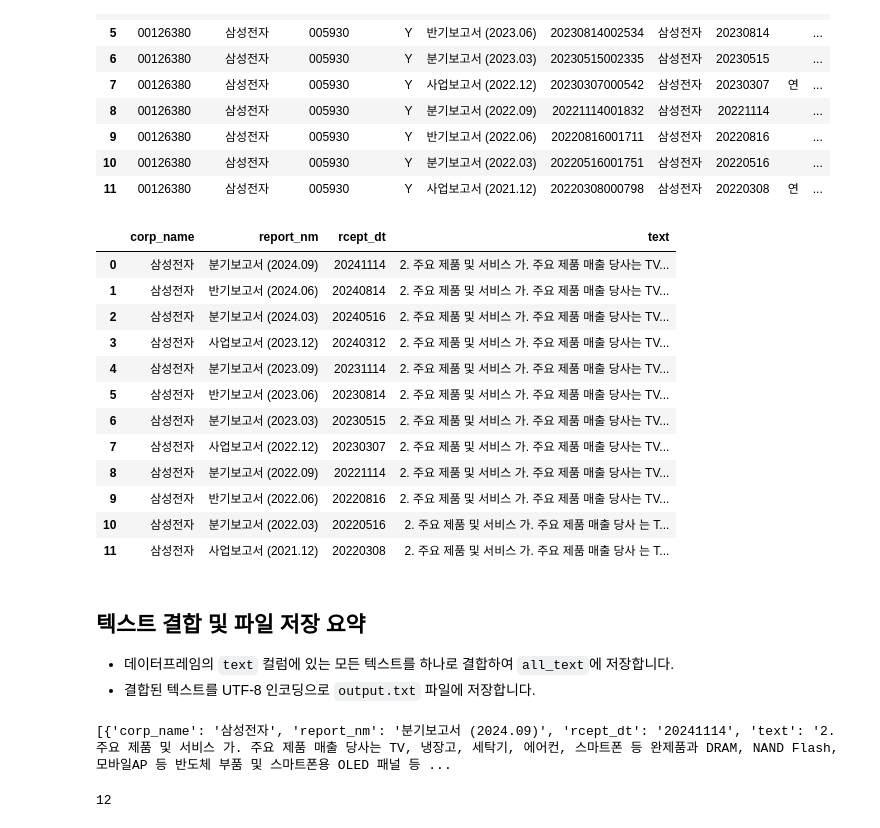
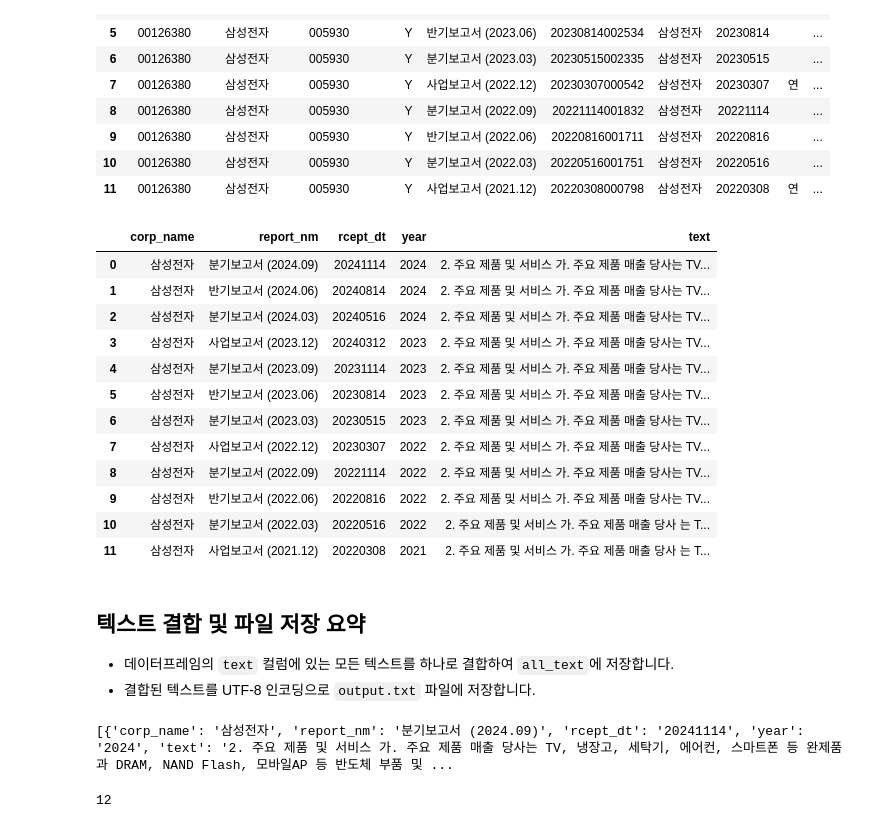
Before and after one commit to kimkyeonghwan-1/RAG_PJT, a Jupyter notebook: AI/data.ipynb, the cells around one changed output. Drawn from its saved outputs; the diff is of its cells as text; code cells hidden in the pictures.

```diff
--- a/AI/data.ipynb
+++ b/AI/data.ipynb
@@ -192,6 +192,9 @@ df[['주요 제품 및 서비스', '주요 계약 및 연구개발활동', '기
 # 모든 내용을 text 컬럼에 저장
 df['text'] = df['주요 제품 및 서비스'] + df['주요 계약 및 연구개발활동'] + df['기타 참고사항']
 
+# year 컬럼 추가
+df['year'] = df['report_nm'].apply(lambda x: x[7:11])
+
 # 정규 표현식을 사용하여 여러 공백을 하나의 공백으로 변환
 def remove_extra_spaces(text):
     if isinstance(text, str):
@@ -220,22 +223,22 @@ df
 | 10 | 00126380 | 삼성전자 | 005930 | Y | 분기보고서 (2022.03) | 20220516001751 | 삼성전자 | 20220516 |  | ... |
 | 11 | 00126380 | 삼성전자 | 005930 | Y | 사업보고서 (2021.12) | 20220308000798 | 삼성전자 | 20220308 | 연 | ... |
 # %%
-df_dart = df[['corp_name', 'report_nm', 'rcept_dt', 'text']]
+df_dart = df[['corp_name', 'report_nm', 'rcept_dt', 'year', 'text']]
 df_dart
 # %% [output]
-|  | corp_name | report_nm | rcept_dt | text |
-| 0 | 삼성전자 | 분기보고서 (2024.09) | 20241114 | 2. 주요 제품 및 서비스 가. 주요 제품 매출 당사는 TV... |
-| 1 | 삼성전자 | 반기보고서 (2024.06) | 20240814 | 2. 주요 제품 및 서비스 가. 주요 제품 매출 당사는 TV... |
-| 2 | 삼성전자 | 분기보고서 (2024.03) | 20240516 | 2. 주요 제품 및 서비스 가. 주요 제품 매출 당사는 TV... |
-| 3 | 삼성전자 | 사업보고서 (2023.12) | 20240312 | 2. 주요 제품 및 서비스 가. 주요 제품 매출 당사는 TV... |
-| 4 | 삼성전자 | 분기보고서 (2023.09) | 20231114 | 2. 주요 제품 및 서비스 가. 주요 제품 매출 당사는 TV... |
-| 5 | 삼성전자 | 반기보고서 (2023.06) | 20230814 | 2. 주요 제품 및 서비스 가. 주요 제품 매출 당사는 TV... |
-| 6 | 삼성전자 | 분기보고서 (2023.03) | 20230515 | 2. 주요 제품 및 서비스 가. 주요 제품 매출 당사는 TV... |
-| 7 | 삼성전자 | 사업보고서 (2022.12) | 20230307 | 2. 주요 제품 및 서비스 가. 주요 제품 매출 당사는 TV... |
-| 8 | 삼성전자 | 분기보고서 (2022.09) | 20221114 | 2. 주요 제품 및 서비스 가. 주요 제품 매출 당사는 TV... |
-| 9 | 삼성전자 | 반기보고서 (2022.06) | 20220816 | 2. 주요 제품 및 서비스 가. 주요 제품 매출 당사는 TV... |
-| 10 | 삼성전자 | 분기보고서 (2022.03) | 20220516 | 2. 주요 제품 및 서비스 가. 주요 제품 매출 당사 는 T... |
-| 11 | 삼성전자 | 사업보고서 (2021.12) | 20220308 | 2. 주요 제품 및 서비스 가. 주요 제품 매출 당사 는 T... |
+|  | corp_name | report_nm | rcept_dt | year | text |
+| 0 | 삼성전자 | 분기보고서 (2024.09) | 20241114 | 2024 | 2. 주요 제품 및 서비스 가. 주요 제품 매출 당사는 TV... |
+| 1 | 삼성전자 | 반기보고서 (2024.06) | 20240814 | 2024 | 2. 주요 제품 및 서비스 가. 주요 제품 매출 당사는 TV... |
+| 2 | 삼성전자 | 분기보고서 (2024.03) | 20240516 | 2024 | 2. 주요 제품 및 서비스 가. 주요 제품 매출 당사는 TV... |
+| 3 | 삼성전자 | 사업보고서 (2023.12) | 20240312 | 2023 | 2. 주요 제품 및 서비스 가. 주요 제품 매출 당사는 TV... |
+| 4 | 삼성전자 | 분기보고서 (2023.09) | 20231114 | 2023 | 2. 주요 제품 및 서비스 가. 주요 제품 매출 당사는 TV... |
+| 5 | 삼성전자 | 반기보고서 (2023.06) | 20230814 | 2023 | 2. 주요 제품 및 서비스 가. 주요 제품 매출 당사는 TV... |
+| 6 | 삼성전자 | 분기보고서 (2023.03) | 20230515 | 2023 | 2. 주요 제품 및 서비스 가. 주요 제품 매출 당사는 TV... |
+| 7 | 삼성전자 | 사업보고서 (2022.12) | 20230307 | 2022 | 2. 주요 제품 및 서비스 가. 주요 제품 매출 당사는 TV... |
+| 8 | 삼성전자 | 분기보고서 (2022.09) | 20221114 | 2022 | 2. 주요 제품 및 서비스 가. 주요 제품 매출 당사는 TV... |
+| 9 | 삼성전자 | 반기보고서 (2022.06) | 20220816 | 2022 | 2. 주요 제품 및 서비스 가. 주요 제품 매출 당사는 TV... |
+| 10 | 삼성전자 | 분기보고서 (2022.03) | 20220516 | 2022 | 2. 주요 제품 및 서비스 가. 주요 제품 매출 당사 는 T... |
+| 11 | 삼성전자 | 사업보고서 (2021.12) | 20220308 | 2021 | 2. 주요 제품 및 서비스 가. 주요 제품 매출 당사 는 T... |
 # %% [markdown]
 ## 텍스트 결합 및 파일 저장 요약
 
@@ -245,7 +248,7 @@ df_dart
 dict_default = df_dart.to_dict(orient='records')  # 기본: orient='dict'
 print(dict_default)
 # %% [output]
-[{'corp_name': '삼성전자', 'report_nm': '분기보고서 (2024.09)', 'rcept_dt': '20241114', 'text': '2. 주요 제품 및 서비스 가. 주요 제품 매출 당사는 TV, 냉장고, 세탁기, 에어컨, 스마트폰 등 완제품과 DRAM, NAND Flash, 모바일AP 등 반도체 부품 및 스마트폰용 OLED 패널 등 ...
+[{'corp_name': '삼성전자', 'report_nm': '분기보고서 (2024.09)', 'rcept_dt': '20241114', 'year': '2024', 'text': '2. 주요 제품 및 서비스 가. 주요 제품 매출 당사는 TV, 냉장고, 세탁기, 에어컨, 스마트폰 등 완제품과 DRAM, NAND Flash, 모바일AP 등 반도체 부품 및 ...
 # %%
 print(len(dict_default))
 # %% [output]
```
Also changed, not shown: 6 other files.
